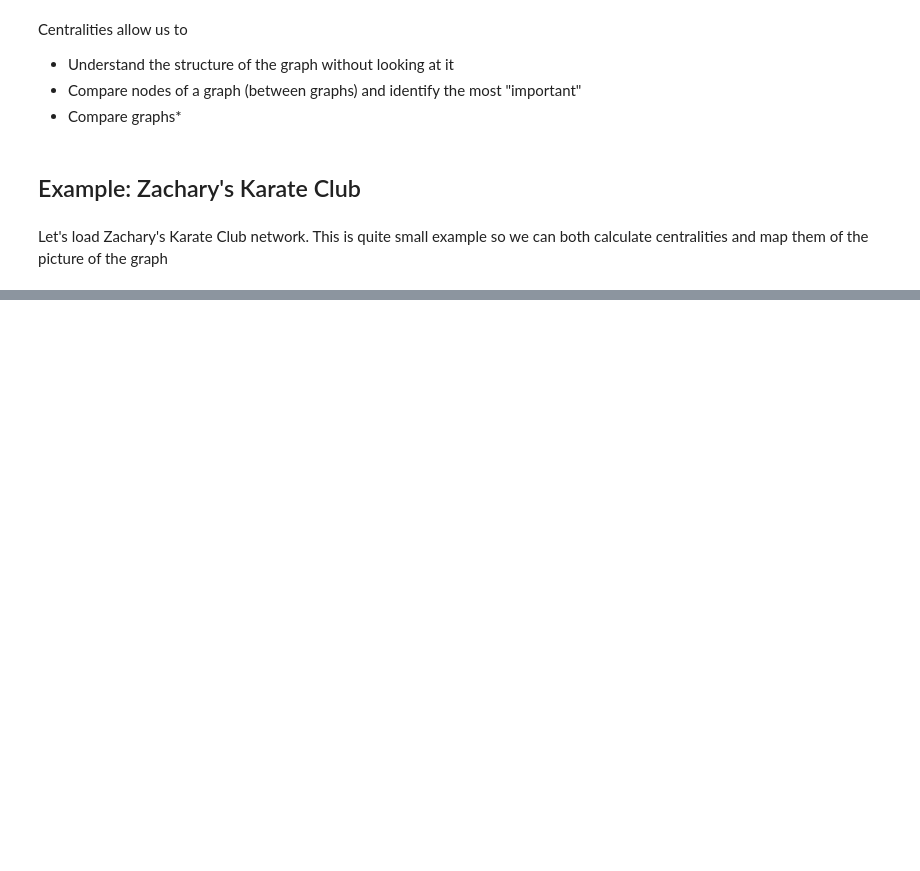
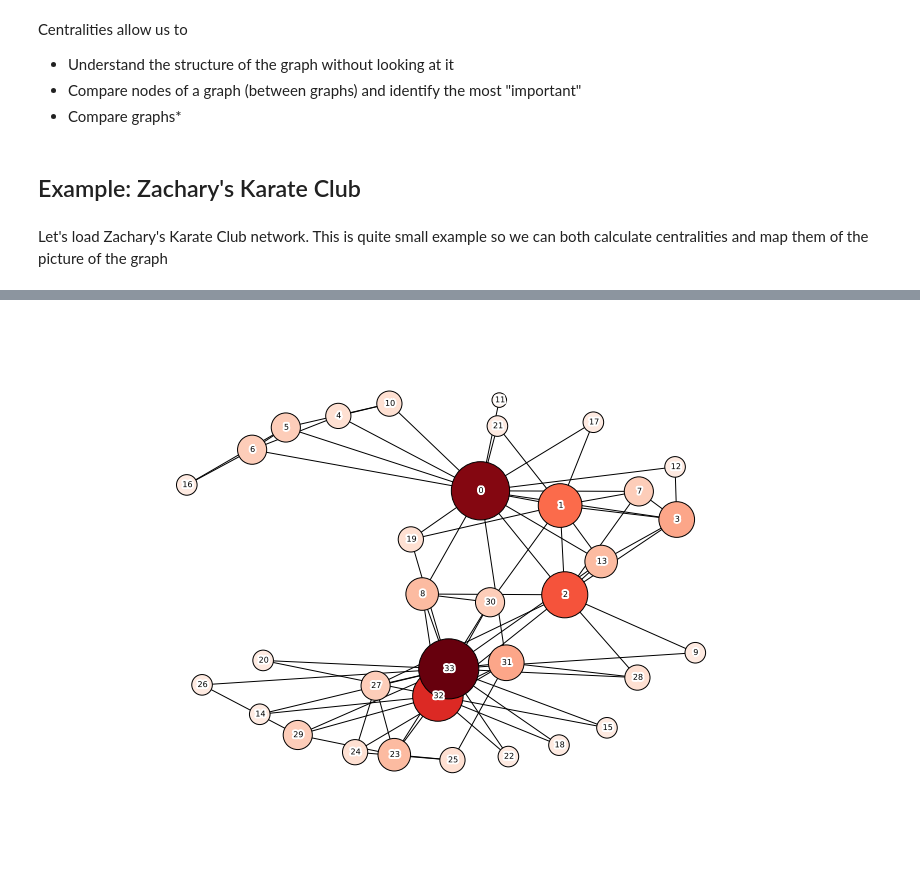
Before and after one commit to shestakoff/social_ntwks, a Jupyter notebook: centralities.ipynb, the cells around one changed output, grey strips where cells are left out. Saved outputs shown, nothing was run; the diff lists cells and outputs as text; code cells hidden in the pictures; blank space fills up the shorter version.

```diff
--- a/centralities.ipynb
+++ b/centralities.ipynb
@@ -50,0 +48,15 @@ Download Power Grid network from [here](http://networkdata.ics.uci.edu/data/powe
+# %%
+# Degree centrality
+dc = nx.degree_centrality(G)
+plt.figure(1, figsize=(10,7))
+coord = nx.spring_layout(G)
+nx.draw(G,
+          pos,
+          nodelist=dc.keys(),
+          node_size = [d*7000 for d in dc.values()],
+          node_color=dc.values(),
+          font_size=8,
+          cmap=plt.cm.Reds,
+          )
+# %% [output]
+[figure, added]
```
Also changed, not shown: parts of 8 cells of this notebook.
